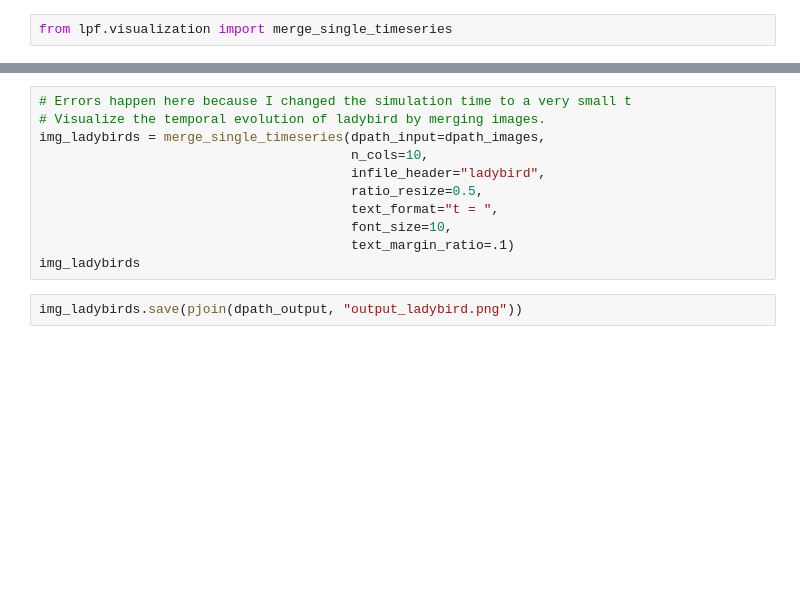
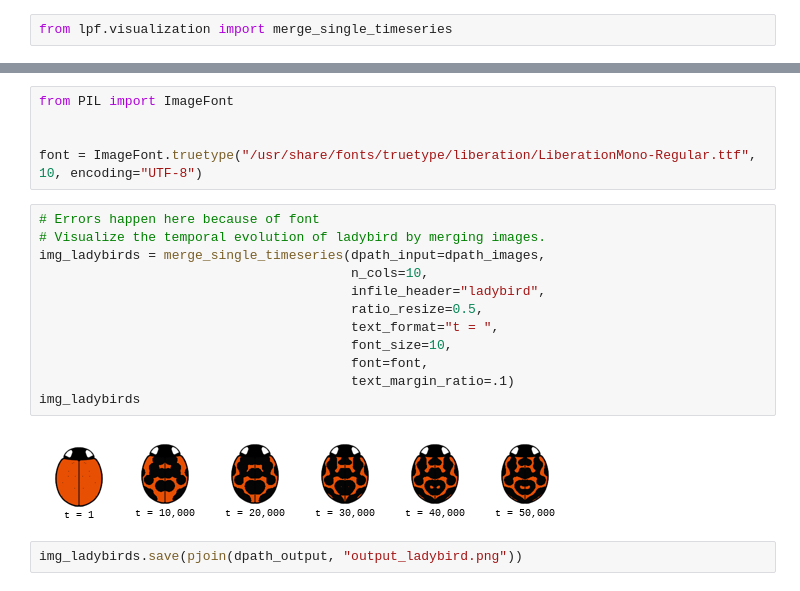
Before and after one commit to LanaSina/lpf, a Jupyter notebook: lpf_colab.ipynb, the cells around one changed output, grey strips where cells are left out. Saved outputs shown, nothing was run; the diff lists cells and outputs as text; blank space fills up the shorter version.

```diff
--- a/lpf_colab.ipynb
+++ b/lpf_colab.ipynb
@@ -467,14 +619,22 @@ from lpf.visualization import merge_single_timeseries
+# %%
+from PIL import ImageFont
+
+
+font = ImageFont.truetype("/usr/share/fonts/truetype/liberation/LiberationMono-Regular.ttf", 10, encoding="UTF-8")
 # %%
-# Errors happen here because I changed the simulation time to a very small t
+# Errors happen here because of font
 # Visualize the temporal evolution of ladybird by merging images.
 img_ladybirds = merge_single_timeseries(dpath_input=dpath_images,
                                         n_cols=10,
                                         infile_header="ladybird",
                                         ratio_resize=0.5,
                                         text_format="t = ",
                                         font_size=10,
+                                        font=font,
                                         text_margin_ratio=.1)
 img_ladybirds
+# %% [output]
+[figure, added]
 # %%
 img_ladybirds.save(pjoin(dpath_output, "output_ladybird.png"))
 # %%
```
Also changed, not shown: parts of 46 cells of this notebook.
